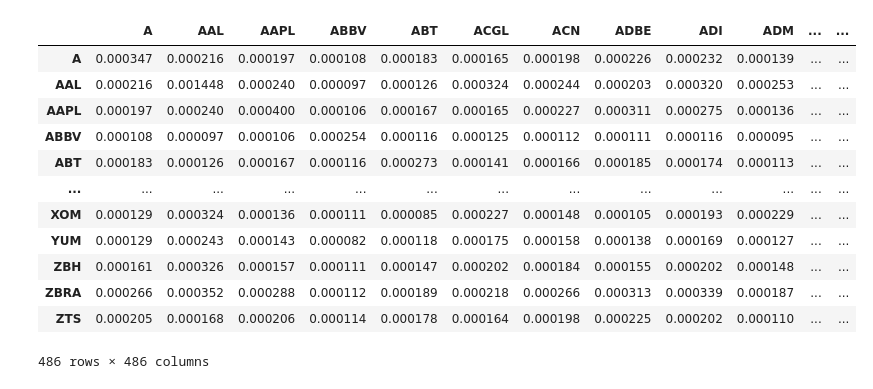
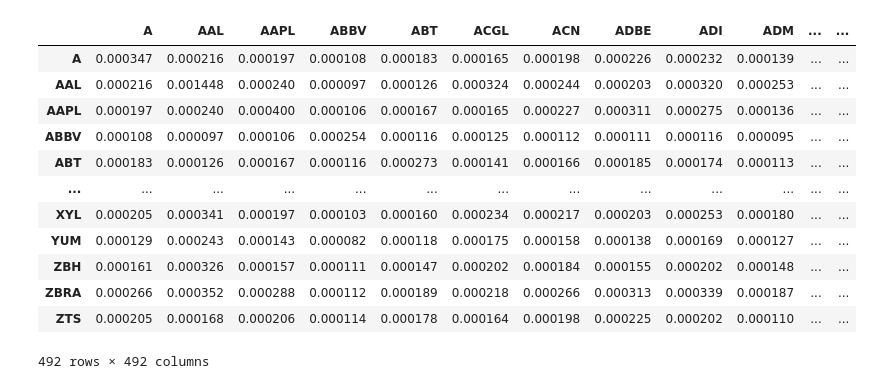
Before and after one commit to AvarusMaximus/Markowitz-Portfolio, a Jupyter notebook: main.ipynb, the cells around one changed output. Drawn from its saved outputs; the diff is of its cells as text; code cells hidden in the pictures.

```diff
--- a/main.ipynb
+++ b/main.ipynb
@@ -9,7 +9,7 @@ from matplotlib import pyplot as plt
 sp500 = pd.read_html('https://en.wikipedia.org/wiki/List_of_S%26P_500_companies')[0] # Taking the ticker symbols from wikipedia
 sp500['Symbol'] = sp500['Symbol'].str.replace('.', '-') # Yahoo Finance uses dashes instead of dots
 tickers = sp500['Symbol'].unique().tolist() # Get all unique tickers
-end_date = pd.to_datetime('2024-03-31') # End date is the last date of FY23-24
+end_date = pd.to_datetime('2024-05-15) # End date is the last date of FY23-24
 start_date = end_date - pd.DateOffset(years=5) # Taking 5 years of data
 df = yf.download(tickers, start=start_date, end=end_date) # Downloading data
 # %% [output]
@@ -49,22 +48,22 @@ daily_returns
 # %%
 # Creating the covariance matrix
 cov_matrix = daily_returns.cov() # Calculating the covariance matrix
-cov_matrix.to_csv('sp500_cov_matrix.csv') # Saving the data to a csv file
+#cov_matrix.to_csv('sp500_cov_matrix.csv') # Saving the data to a csv file
 cov_matrix
 # %% [output]
 |  | A | AAL | AAPL | ABBV | ABT | ACGL | ACN | ADBE | ADI | ADM | ... | ... |
 | A | 0.000347 | 0.000216 | 0.000197 | 0.000108 | 0.000183 | 0.000165 | 0.000198 | 0.000226 | 0.000232 | 0.000139 | ... | ... |
 | AAL | 0.000216 | 0.001448 | 0.000240 | 0.000097 | 0.000126 | 0.000324 | 0.000244 | 0.000203 | 0.000320 | 0.000253 | ... | ... |
 | AAPL | 0.000197 | 0.000240 | 0.000400 | 0.000106 | 0.000167 | 0.000165 | 0.000227 | 0.000311 | 0.000275 | 0.000136 | ... | ... |
 | ABBV | 0.000108 | 0.000097 | 0.000106 | 0.000254 | 0.000116 | 0.000125 | 0.000112 | 0.000111 | 0.000116 | 0.000095 | ... | ... |
 | ABT | 0.000183 | 0.000126 | 0.000167 | 0.000116 | 0.000273 | 0.000141 | 0.000166 | 0.000185 | 0.000174 | 0.000113 | ... | ... |
 | ... | ... | ... | ... | ... | ... | ... | ... | ... | ... | ... | ... | ... |
-| XOM | 0.000129 | 0.000324 | 0.000136 | 0.000111 | 0.000085 | 0.000227 | 0.000148 | 0.000105 | 0.000193 | 0.000229 | ... | ... |
+| XYL | 0.000205 | 0.000341 | 0.000197 | 0.000103 | 0.000160 | 0.000234 | 0.000217 | 0.000203 | 0.000253 | 0.000180 | ... | ... |
 | YUM | 0.000129 | 0.000243 | 0.000143 | 0.000082 | 0.000118 | 0.000175 | 0.000158 | 0.000138 | 0.000169 | 0.000127 | ... | ... |
 | ZBH | 0.000161 | 0.000326 | 0.000157 | 0.000111 | 0.000147 | 0.000202 | 0.000184 | 0.000155 | 0.000202 | 0.000148 | ... | ... |
 | ZBRA | 0.000266 | 0.000352 | 0.000288 | 0.000112 | 0.000189 | 0.000218 | 0.000266 | 0.000313 | 0.000339 | 0.000187 | ... | ... |
 | ZTS | 0.000205 | 0.000168 | 0.000206 | 0.000114 | 0.000178 | 0.000164 | 0.000198 | 0.000225 | 0.000202 | 0.000110 | ... | ... |
-486 rows × 486 columns
+492 rows × 492 columns
 # %%
 def expected_return(weights, daily_returns): # Function to calculate the returns
     return np.sum(daily_returns.mean() * weights) * 252 # Annualizing the returns (252 trading days in a year)
```
Also changed, not shown: parts of 6 cells of this notebook, 9 other files.
